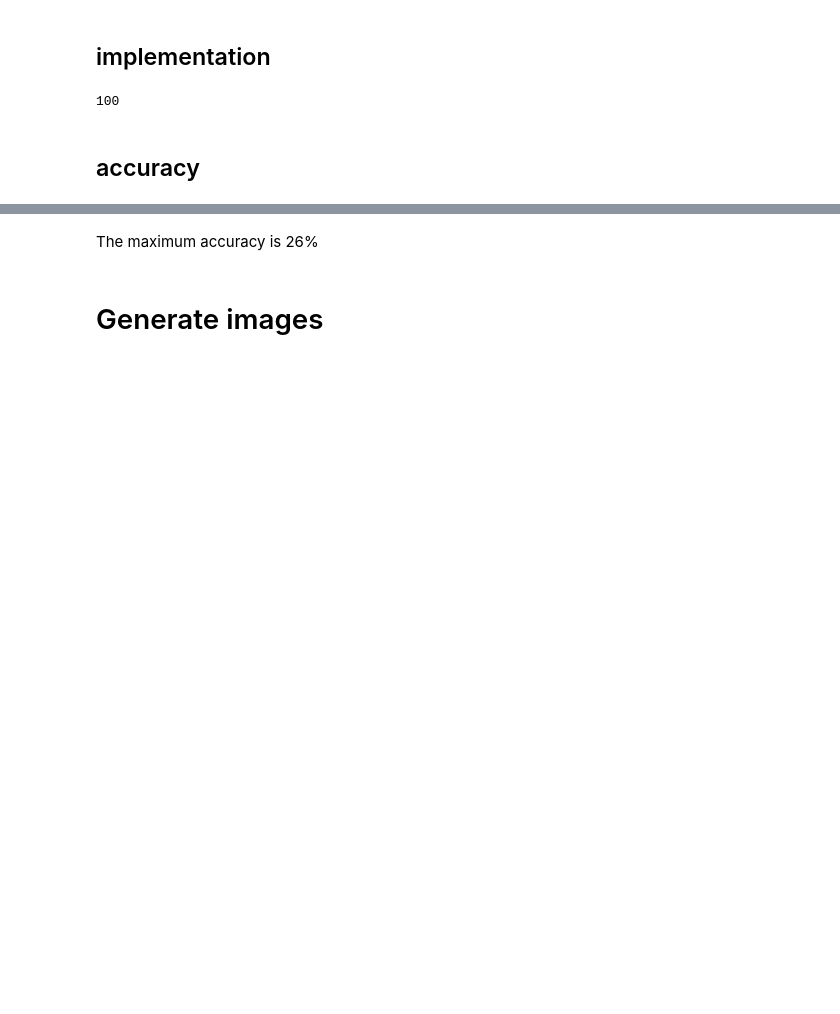
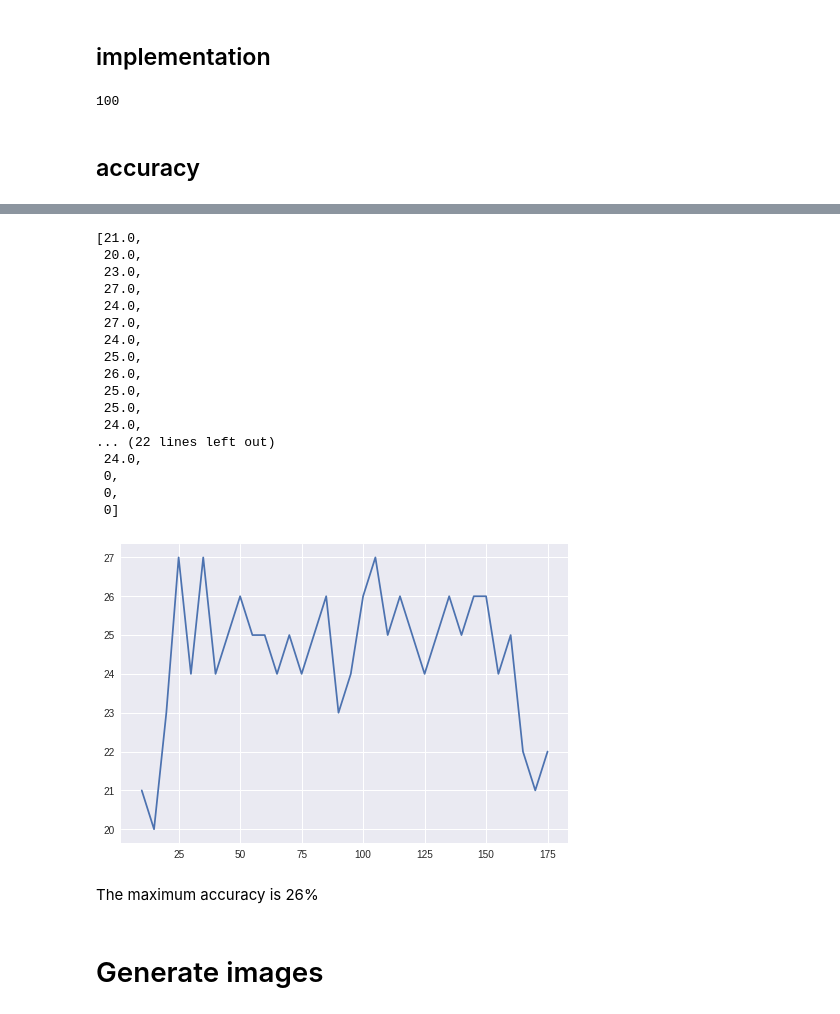
Before and after one commit to capucineb/project-PRDL, a Jupyter notebook: image_classification(1).ipynb, the cells around one changed output, grey strips where cells are left out. Saved outputs shown, nothing was run; the diff lists cells and outputs as text; code cells hidden in the pictures; blank space fills up the shorter version.

```diff
--- a/image_classification(1).ipynb
+++ b/image_classification(1).ipynb
@@ -91,0 +73,6 @@ True
+# %%
+import collections
+
+for i in range(0,10):
+  print("number of images of class ",i,":")
+  print(sum(y_train==i),"\n")
@@ -267,7 +292,8 @@ _________________________________________________________________
 # %%
 model2.compile(optimizer='sgd', loss='categorical_crossentropy', metrics=['accuracy'])
 # %%
-model2.fit(x_train, y_train, batch_size=32, epochs=50, validation_data=(x_test, y_test), shuffle=True,verbose=1)
+
+history2=model2.fit(x_train, y_train, batch_size=32, epochs=50, validation_data=(x_test, y_test), shuffle=True,verbose=1)
 # %% [output]
 Train on 50000 samples, validate on 10000 samples
 Epoch 1/50
@@ -642,7 +708,7 @@ vect=pca.fit_transform(x_train_PCA)
 # %%
 def get_class(classe,y_train,x_train):
   images=[]
-  for i in range(0,len(y_train)):
+  for i in range(0,500):
     if(y_train[i]==classe):
       images.append(x_train[i])
   return (images)
@@ -999,3 +1082,26 @@ plot(list_k, accuracy_list)
+# %%
+list_k=a = range(10,180,5)
+plt.plot(list_k,accuracy_list[0:34])
+accuracy_list
+# %% [output]
+[21.0,
+ 20.0,
+ 23.0,
+ 27.0,
+ 24.0,
+ 27.0,
+ 24.0,
+ 25.0,
+ 26.0,
+ 25.0,
+ 25.0,
+ 24.0,
+... (22 lines left out)
+ 24.0,
+ 0,
+ 0,
+ 0]
+[figure, added]
 # %% [markdown]
 The maximum accuracy is 26%
 # %% [markdown]
```
Also changed, not shown: parts of 22 cells of this notebook.
